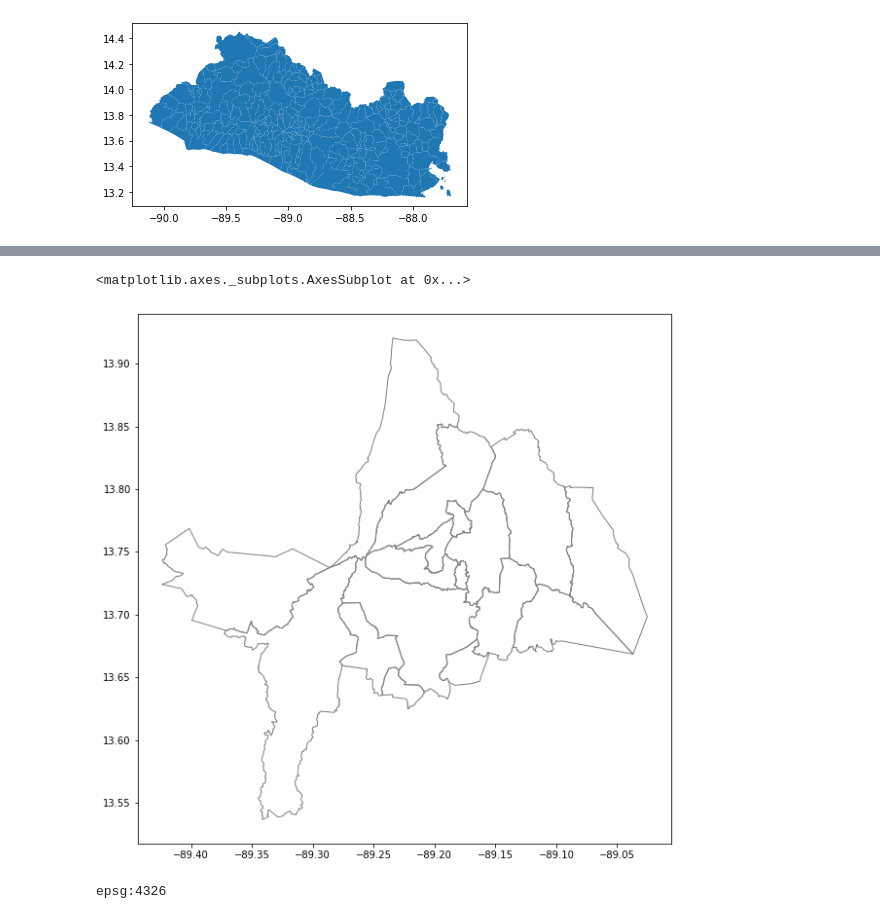
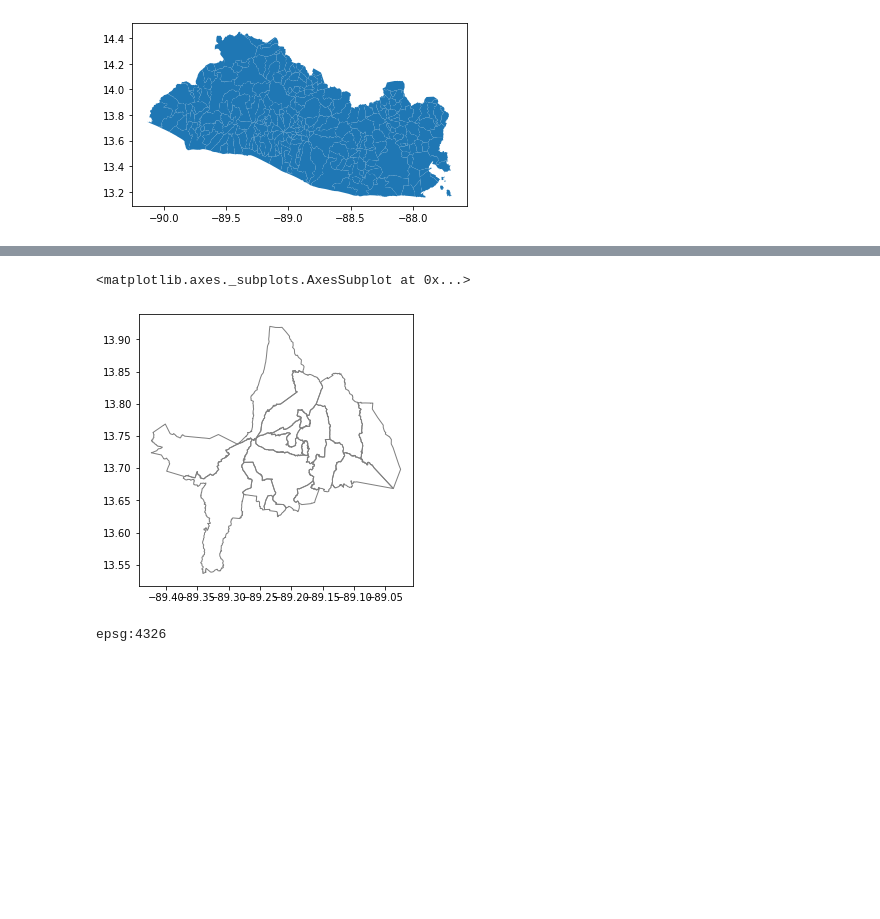
Before and after one commit to CesarRosales16/urban-sprawl-sv, a Jupyter notebook: Expansion_Urbana_AMSS.ipynb, the cells around one changed output, grey strips where cells are left out. Saved outputs shown, nothing was run; the diff lists cells and outputs as text; code cells hidden in the pictures; blank space fills up the shorter version.

```diff
--- a/Expansion_Urbana_AMSS.ipynb
+++ b/Expansion_Urbana_AMSS.ipynb
@@ -105,10 +105,10 @@ mun_roi = mun_amss + mun_aditional
 roi_data = mun_data.loc[mun_data.NOM_MUN.isin(mun_roi)]
 # %%
 # Plot or ROI
-roi_data.plot(figsize=(10,10), color='none', edgecolor='gray')
+roi_data.plot(figsize=(5,5), color='none', edgecolor='gray')
 # %% [output]
 <matplotlib.axes._subplots.AxesSubplot at 0x...>
-[figure, old version]
+[figure, new version]
 # %%
 # Check the CRS for the final df
 print(roi_data.crs)
```
Also changed, not shown: parts of 17 cells of this notebook.
